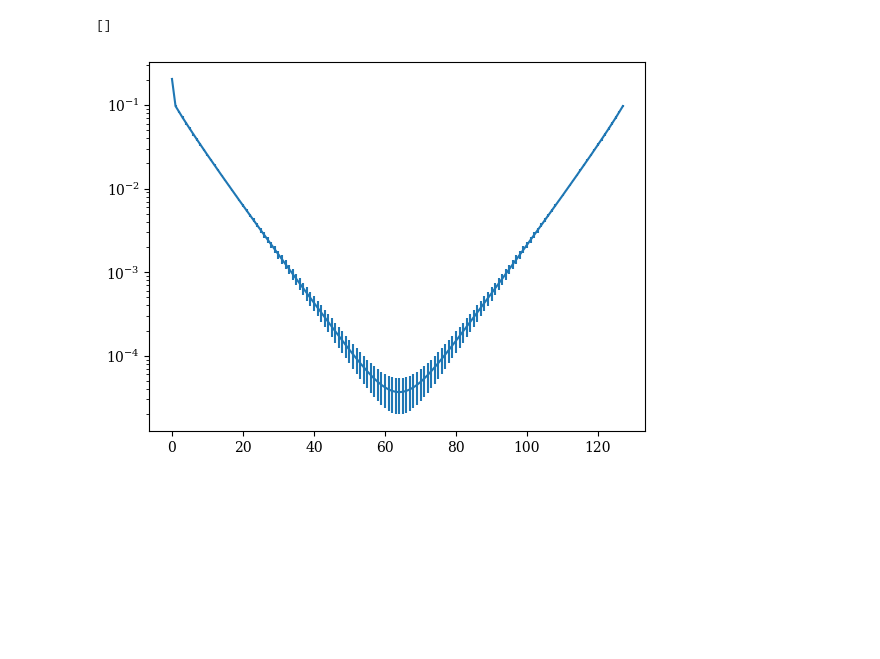
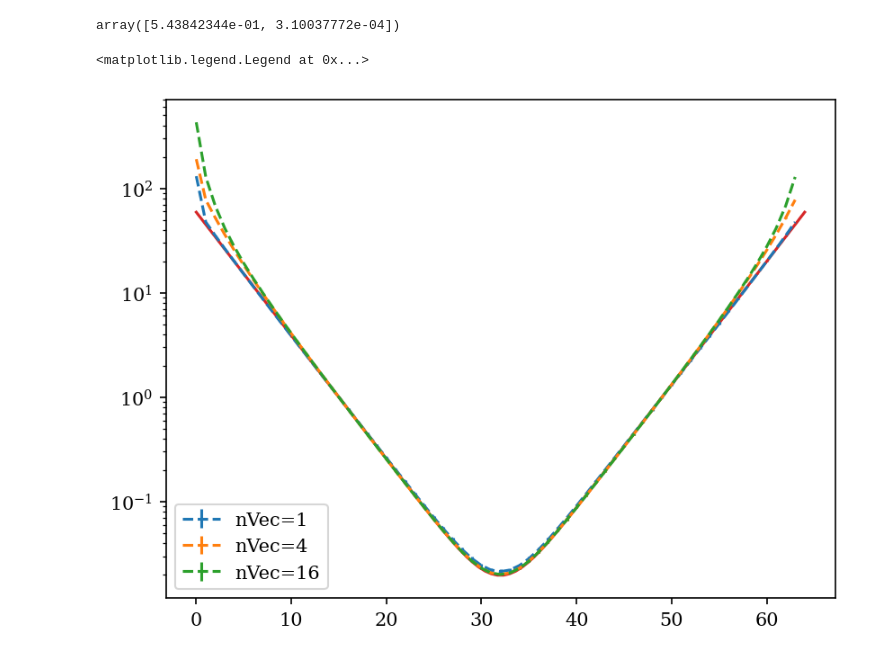
Before and after one commit to wurdahl/schwingerModel, a Jupyter notebook: distillation.ipynb, the cells around one changed output. Cells and saved outputs as stored; diff of their text form; code cells hidden in the pictures; blank space fills up the shorter version.

```diff
--- a/distillation.ipynb
+++ b/distillation.ipynb
@@ -10,6 +11,11 @@ import pickle
 import schwingerModel as sim
 
 import scipy.sparse as sparse
+# %%
+def coshCorrel(nt, Energy, pivot,dimt):
+    num = np.exp(-nt*Energy)+np.exp((nt-dimt)*Energy)
+    denom = np.exp(-pivot*Energy)+np.exp((pivot-dimt)*Energy)
+    return num/denom
 # %%
-with open('configs/1kSteps_a_0.25.pkl', 'rb') as f:
+with open('configs/50kSteps_a_0.5.pkl', 'rb') as f:
     a1 = pickle.load(f)
@@ -18,6 +22,29 @@ correl = np.array(Parallel(n_jobs=4)(delayed(sim.distillation.getCorrelation)(a1
+# %%
+bIn = 1000
+skp = 50
+correl1 = sim.distillation.correlStats(a1, burnIn=bIn,autocorrSkip=skp,nVec=1)
+correl4 = sim.distillation.correlStats(a1, burnIn=bIn,autocorrSkip=skp,nVec=4)
+correl16 = sim.distillation.correlStats(a1, burnIn=bIn,autocorrSkip=skp,nVec=16)
+# %%
+piv = 15
+fitMass1 = sim.distillation.correlMassExtract(correl1,fitT=[piv,50],diagCov=True)/a1.a
+fitMass4 = sim.distillation.correlMassExtract(correl4,fitT=[piv,50],diagCov=True)/a1.a
+fitMass16 = sim.distillation.correlMassExtract(correl16,fitT=[piv,50],diagCov=True)/a1.a
+# %%
+fitMass4
+# %% [output]
+array([5.43842344e-01, 3.10037772e-04])
 # %%
-plt.errorbar(x=np.arange(a1.dimt),y=np.mean(correl,axis=0),yerr=np.std(correl,axis=0))
+plt.figure(dpi=150)
+plt.errorbar(x=np.arange(a1.dimt),y=correl1[0]/correl1[0][piv],yerr=correl1[1]/correl1[0][piv],label="nVec=1",ls="--")
+plt.errorbar(x=np.arange(a1.dimt),y=correl4[0]/correl4[0][piv],yerr=correl4[1]/correl4[0][piv],label="nVec=4",ls="--")
+plt.errorbar(x=np.arange(a1.dimt),y=correl16[0]/correl16[0][piv],yerr=correl16[1]/correl16[0][piv],label="nVec=16",ls="--")
+
+nts = np.linspace(0,a1.dimt,100)
+plt.plot(nts,coshCorrel(nts,fitMass4[0]*a1.a,piv,a1.dimt))
+
 plt.semilogy()
+plt.legend()
 # %% [output]
-[]
+<matplotlib.legend.Legend at 0x...>
-[figure, old version]
+[figure, new version]
```
Also changed, not shown: parts of 3 cells of this notebook, 9 other files.
